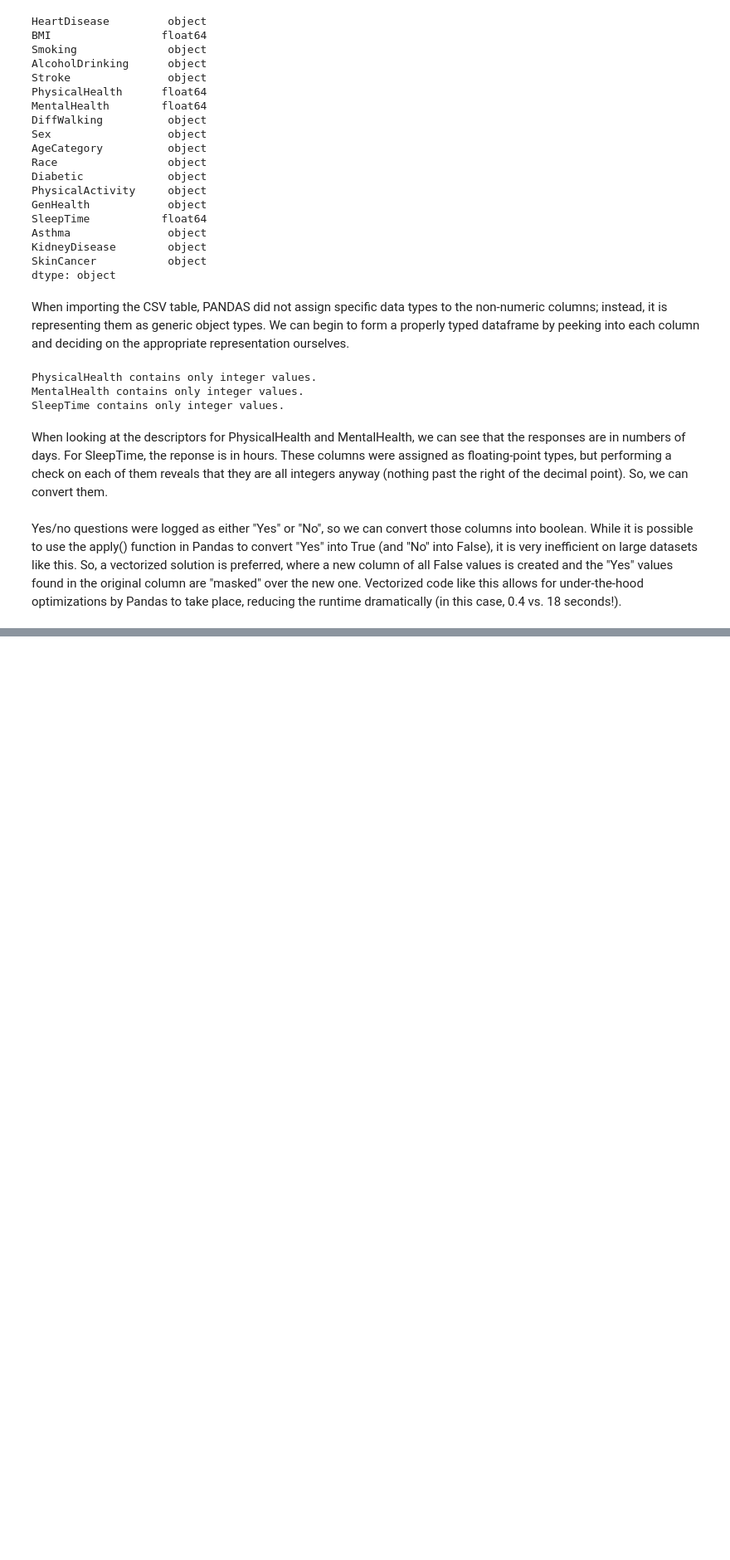
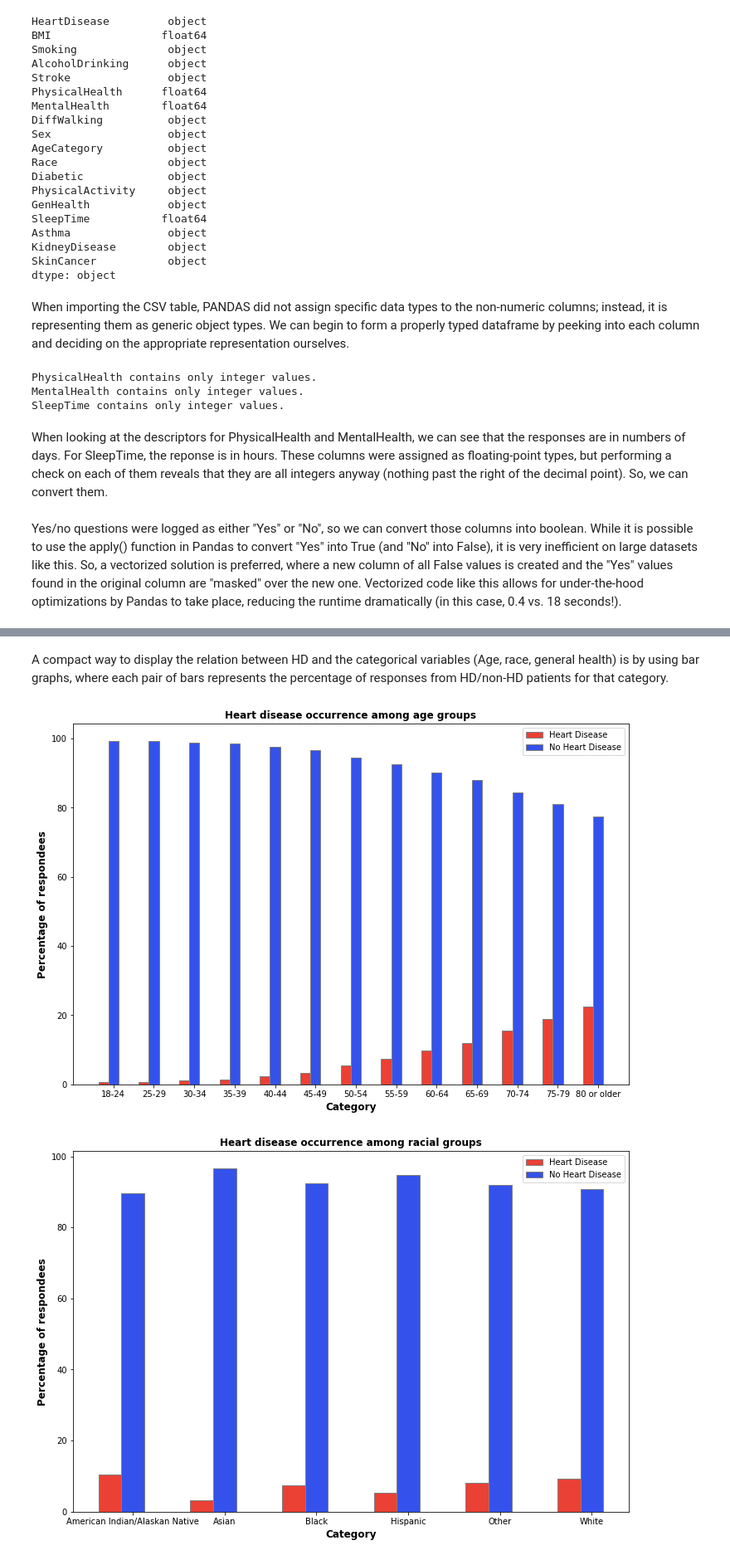
Before and after one commit to ecoates2/ecoates2.github.io, a Jupyter notebook: proj_final.ipynb, the cells around one changed output, grey strips where cells are left out. Shown at 83% size. Drawn from its saved outputs; the diff is of its cells as text; code cells hidden in the pictures; blank space fills up the shorter version.

```diff
--- a/proj_final.ipynb
+++ b/proj_final.ipynb
@@ -145,0 +243,33 @@ TO-DO: EDA, Machine learning models, visualizations
+# %% [markdown]
+A compact way to display the relation between HD and the categorical variables (Age, race, general health) is by using bar graphs, where each pair of bars represents the percentage of responses from HD/non-HD patients for that category.
+# %%
+cv = ['AgeCategory','Race', 'GenHealth', 'Diabetic']
+cv_titles = {'AgeCategory' : 'Heart disease occurrence among age groups', 'Race' : 'Heart disease occurrence among racial groups', \
+    'GenHealth' : 'Heart disease occurrence vs. self-reported levels of general health', 'Diabetic' : 'Heart disease occurrence among diabetic groups'}
+for v in cv:
+    barWidth = 0.25
+    fig = plt.subplots(figsize =(12, 8))
+    hd = [] #Array of data for all HD patients
+    nhd = [] #Array of data for all non-HD patients
+    for c in df[v].cat.categories:
+        total = df.groupby(df[v]).HeartDisease.count()[c]
+        hd.append((((df.loc[df['HeartDisease'] == True]).groupby(df[v]).HeartDisease.count()[c])/total) * 100)
+        nhd.append((((df.loc[df['HeartDisease'] == False]).groupby(df[v]).HeartDisease.count()[c])/total) * 100)
+
+    br1 = np.arange(len(df[v].cat.categories))
+    br2 = [x + barWidth for x in br1] # Bars get plot out individually, separated by barWidth
+    plt.bar(br1, hd, color ='#eb4034', width = barWidth,
+        edgecolor ='grey', label ='Heart Disease')
+    plt.bar(br2, nhd, color ='#3452eb', width = barWidth,
+        edgecolor ='grey', label ='No Heart Disease')
+
+    plt.xlabel('Category', fontweight ='bold', fontsize = 12)
+    plt.ylabel('Percentage of respondees', fontweight ='bold', fontsize = 12)
+    plt.xticks([r + barWidth for r in range(len(df[v].cat.categories))],
+        df[v].cat.categories)
+    plt.title(cv_titles[v], fontweight='bold')
+    plt.legend()
+    plt.show()
+# %% [output]
+[figure, added]
+[figure, added]
```
Also changed, not shown: parts of 38 cells of this notebook, 1 other file.
